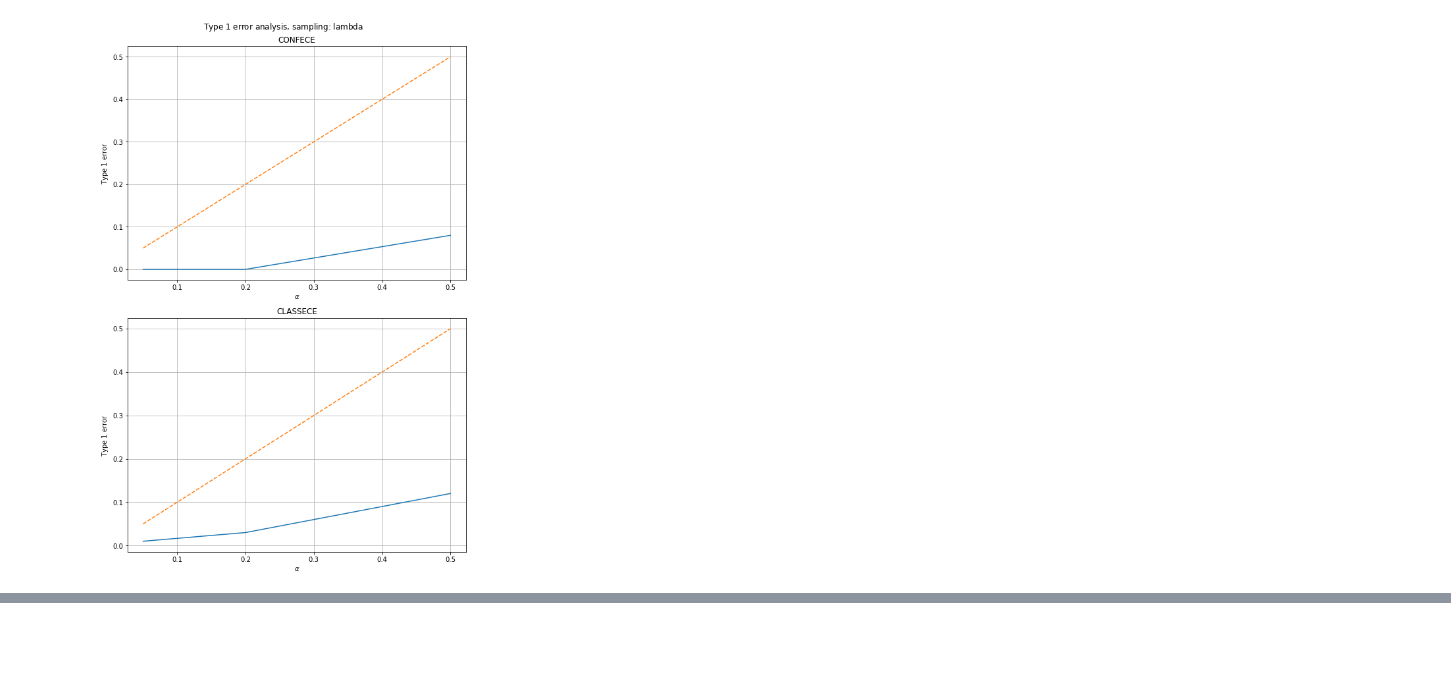
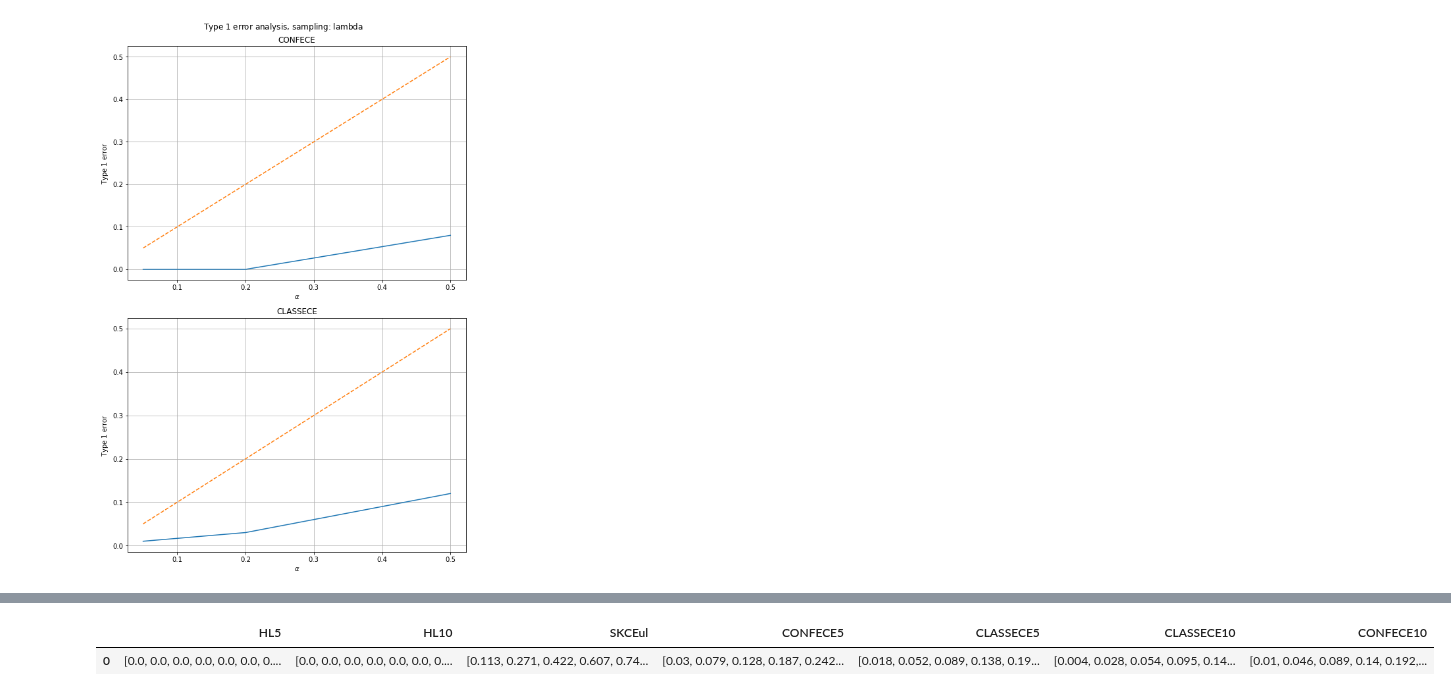
Before and after one commit to mkjuergens/EnsembleCalibration, a Jupyter notebook: ensemblecalibration/calibration/results_t1_t2.ipynb, the cells around one changed output, grey strips where cells are left out. Cells and saved outputs as stored; diff of their text form; code cells hidden in the pictures; blank space fills up the shorter version.

```diff
--- a/ensemblecalibration/calibration/results_t1_t2.ipynb
+++ b/ensemblecalibration/calibration/results_t1_t2.ipynb
@@ -75,0 +94,5 @@ fig_lambda_final_3 = plot_t1_erros_analysis(results_final_3, list_errors=list(re
+# %%
+results_final
+# %% [output]
+|  | HL5 | HL10 | SKCEul | CONFECE5 | CLASSECE5 | CLASSECE10 | CONFECE10 |
+| 0 | [0.0, 0.0, 0.0, 0.0, 0.0, 0.0, 0.... | [0.0, 0.0, 0.0, 0.0, 0.0, 0.0, 0.... | [0.113, 0.271, 0.422, 0.607, 0.74... | [0.03, 0.079, 0.128, 0.187, 0.242... | [0.018, 0.052, 0.089, 0.138, 0.19... | [0.004, 0.028, 0.054, 0.095, 0.14... | [0.01, 0.046, 0.089, 0.14, 0.192,... |
```
Also changed, not shown: parts of 7 cells of this notebook, 3 other files.
